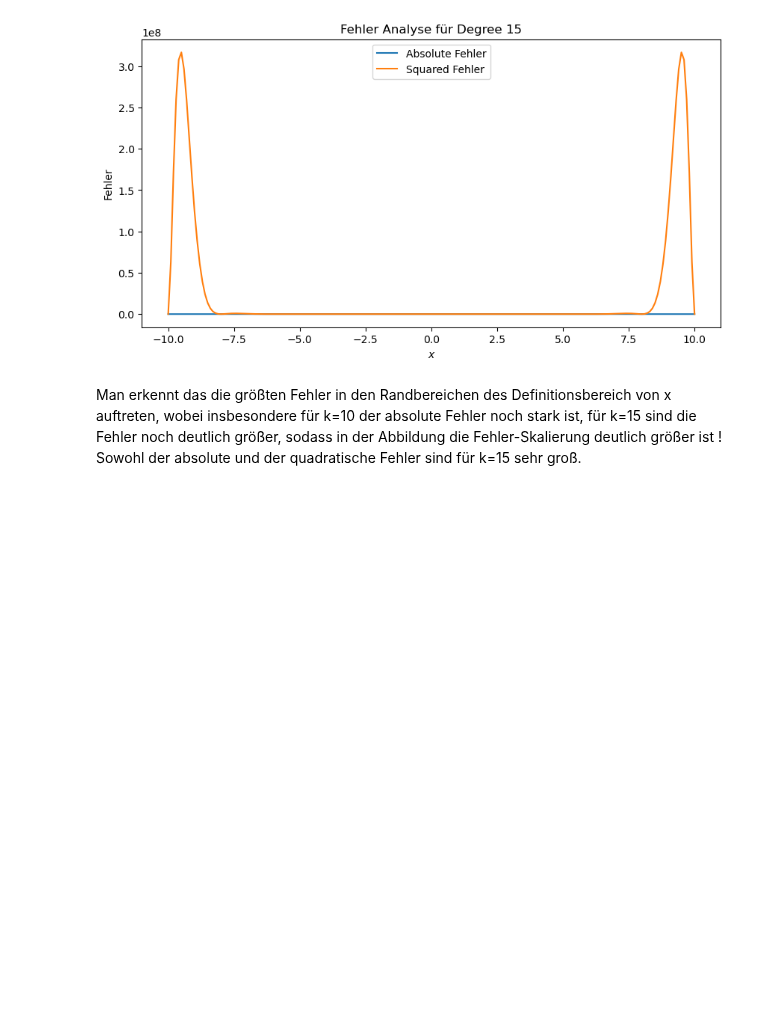
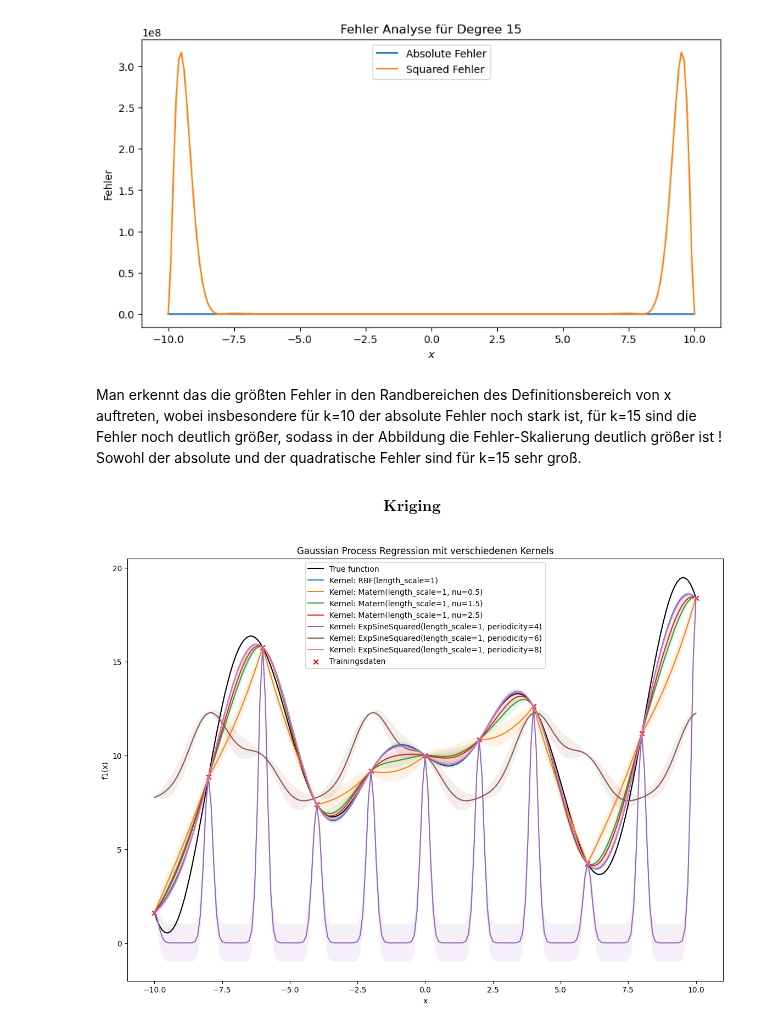
Before and after one commit to GrubeEnzym7/Praktische-Optimierung, a Jupyter notebook: Übung/blatt8.ipynb, the cells around one changed output. Drawn from its saved outputs; the diff is of its cells as text; code cells hidden in the pictures; blank space fills up the shorter version.

```diff
--- a/Übung/blatt8.ipynb
+++ b/Übung/blatt8.ipynb
@@ -141,3 +141,5 @@ Max Squared Fehler: 316691514.59
 # %% [markdown]
 Man erkennt das die größten Fehler in den Randbereichen des Definitionsbereich von x auftreten, wobei insbesondere für k=10 der absolute Fehler noch stark ist, für k=15 sind die Fehler noch deutlich größer, sodass in der Abbildung die Fehler-Skalierung deutlich größer ist !
 Sowohl der absolute und der quadratische Fehler sind für k=15 sehr groß.
+# %% [markdown]
+$$\textbf{Kriging}$$
@@ -143,0 +149,43 @@ Sowohl der absolute und der quadratische Fehler sind für k=15 sehr groß.
+# %%
+'Kernels'
+kernels = [
+    RBF(),  #Radiale Basisfunktion
+    Matern(nu=0.5), #matern Kernel
+    Matern(nu=1.5),
+    Matern(nu=2.5),
+    ExpSineSquared(periodicity=4), #Exp-sin-Square Kernel
+    ExpSineSquared(periodicity=6),
+    ExpSineSquared(periodicity=8)
+]
+# %%
+'Test-Punkte'
+X_test = np.linspace(-10, 10, 201).reshape(-1, 1)  # 201 Punkte
+y_test = true_fun(X_test)
+
+X_train = np.linspace(-10, 10, 11).reshape(-1, 1)  # 11 äquidistante Punkte
+y_train = true_fun(X_train).ravel()  # Funktion an den Trainingspunkten auswerten
+# %%
+'Graphische Darstellung der verschiedenen Kernels'
+
+plt.figure(figsize=(14, 10))
+plt.plot(X_test, y_test, 'k', label='True function')
+
+for kernel in kernels:
+    # Modell initialisieren
+    gpr = GaussianProcessRegressor(kernel=kernel)
+    # Modell an Trainingsdaten anpassen
+    gpr.fit(X_train, y_train)
+    # Vorhersagen machen
+    y_pred, sigma = gpr.predict(X_test, return_std=True)
+    # Ergebnisse plotten
+    plt.plot(X_test, y_pred, label=f'Kernel: {kernel}')
+    plt.fill_between(X_test.ravel(), y_pred - sigma, y_pred + sigma, alpha=0.1)
+
+plt.scatter(X_train, y_train, c='r', marker='x', label='Trainingsdaten')
+plt.title('Gaussian Process Regression mit verschiedenen Kernels')
+plt.xlabel('x')
+plt.ylabel('f1(x)')
+plt.legend()
+plt.show()
+# %% [output]
+[figure, added]
```
Also changed, not shown: parts of 5 cells of this notebook, 1 other file.
